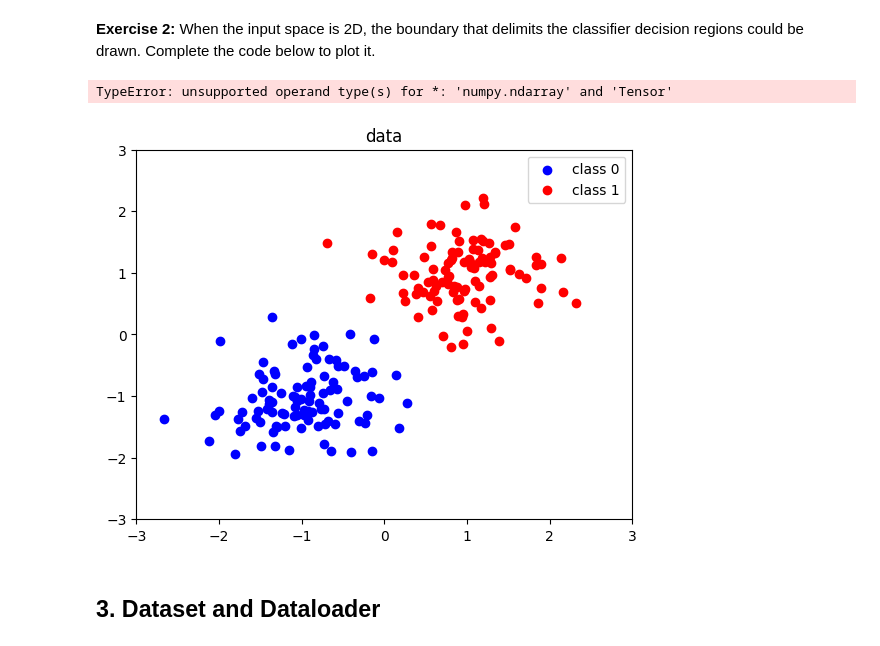
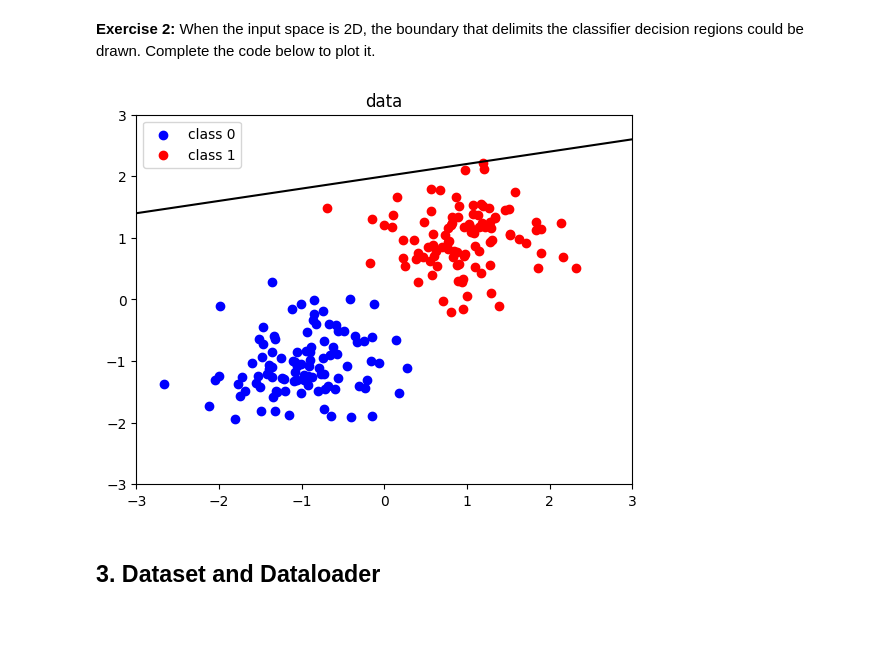
Before and after one commit to Maximelaurent38/Machine-Learning, a Jupyter notebook: practicals/P1/P1_instructions.ipynb, the cells around one changed output. Saved outputs shown, nothing was run; the diff lists cells and outputs as text; code cells hidden in the pictures.

```diff
--- a/practicals/P1/P1_instructions.ipynb
+++ b/practicals/P1/P1_instructions.ipynb
@@ -141,17 +141,16 @@ When the input space is 2D, the boundary that delimits the classifier decision r
 # %%
 def drawDecisionBoundary(model, ax, interval=[-10, 10], color='black'):
     x0 = np.arange(interval[0], interval[1], 0.01)
     # YOUR CODE HERE
-    x1 = -(x0 * model.fc.weight[0, 0] + model.fc.bias) / model.fc.weight[0, 1]
+    x1 = -(x0 * model.fc.weight[0, 0].item() + model.fc.bias.item()) / model.fc.weight[0, 1].item()
     ax.plot(x0, x1, color=color)
 
 
 echs, ax = BinaryClassProblem()
 drawDecisionBoundary(model, ax)
 plt.show()
 # %% [output]
-TypeError: unsupported operand type(s) for *: 'numpy.ndarray' and 'Tensor'
-[figure, old version]
+[figure, new version]
 # %% [markdown]
 ## **3. Dataset and Dataloader**
 # %% [markdown]
```
Also changed, not shown: parts of 2 cells of this notebook.
